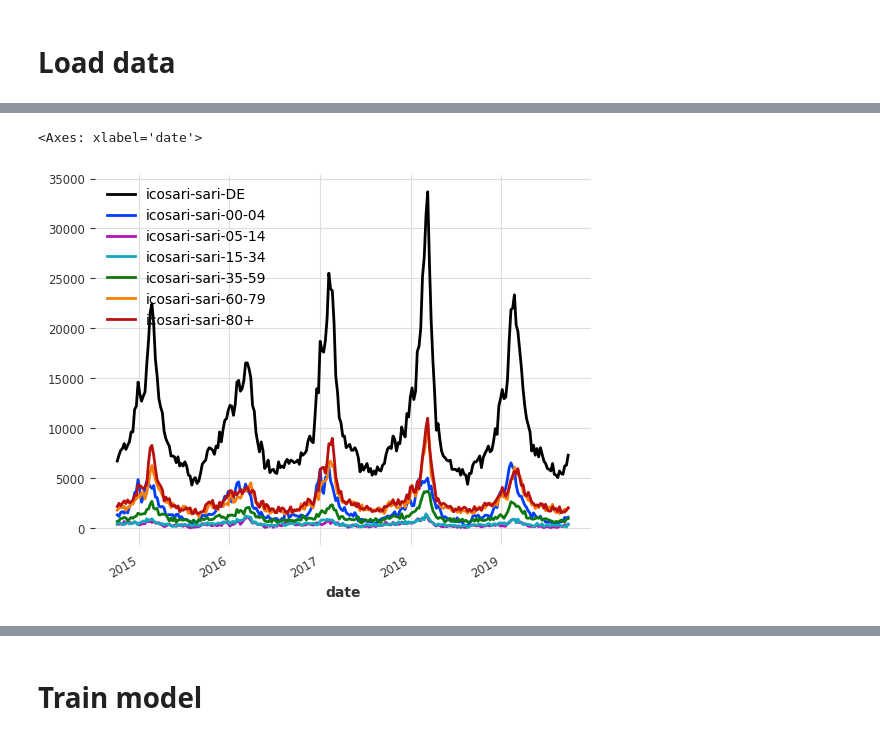
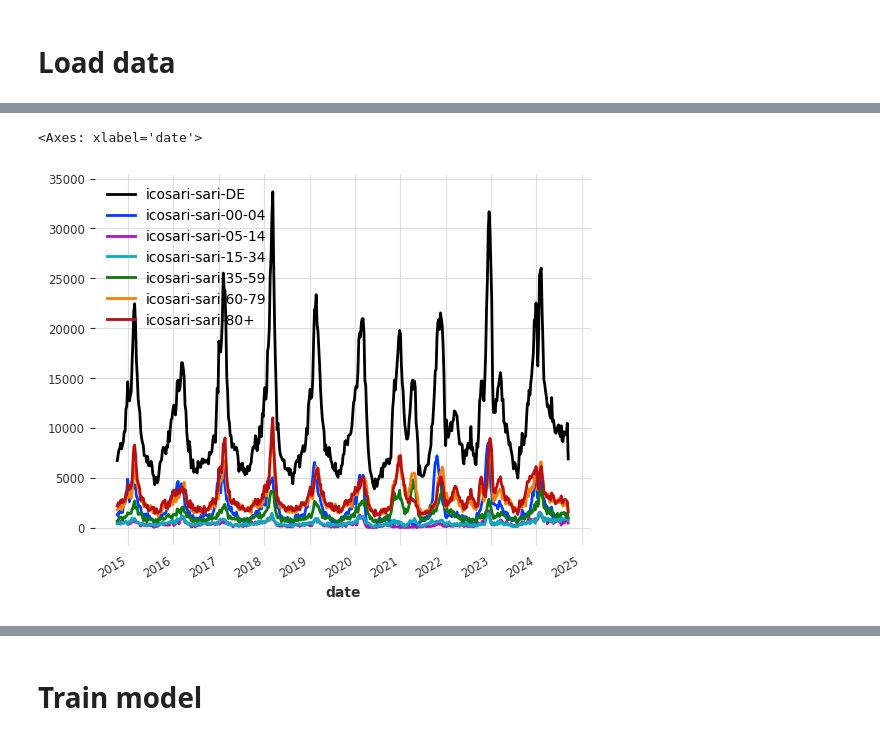
Before and after one commit to dwolffram/SARI-ML, a Jupyter notebook: realtime/realtime_tsmixer_training.ipynb, the cells around one changed output, grey strips where cells are left out. Saved outputs shown, nothing was run; the diff lists cells and outputs as text; code cells hidden in the pictures.

```diff
--- a/realtime/realtime_tsmixer_training.ipynb
+++ b/realtime/realtime_tsmixer_training.ipynb
@@ -163,5 +102,7 @@ targets_train, targets_validation, covariates = get_test_data(2019, sources)
+# %%
+targets, covariates = load_realtime_training_data()
 # %%
-targets_train.plot()
+targets.plot()
 # %% [output]
 <Axes: xlabel='date'>
-[figure, old version]
+[figure, new version]
```
Also changed, not shown: parts of 38 cells of this notebook, 2 other files.
